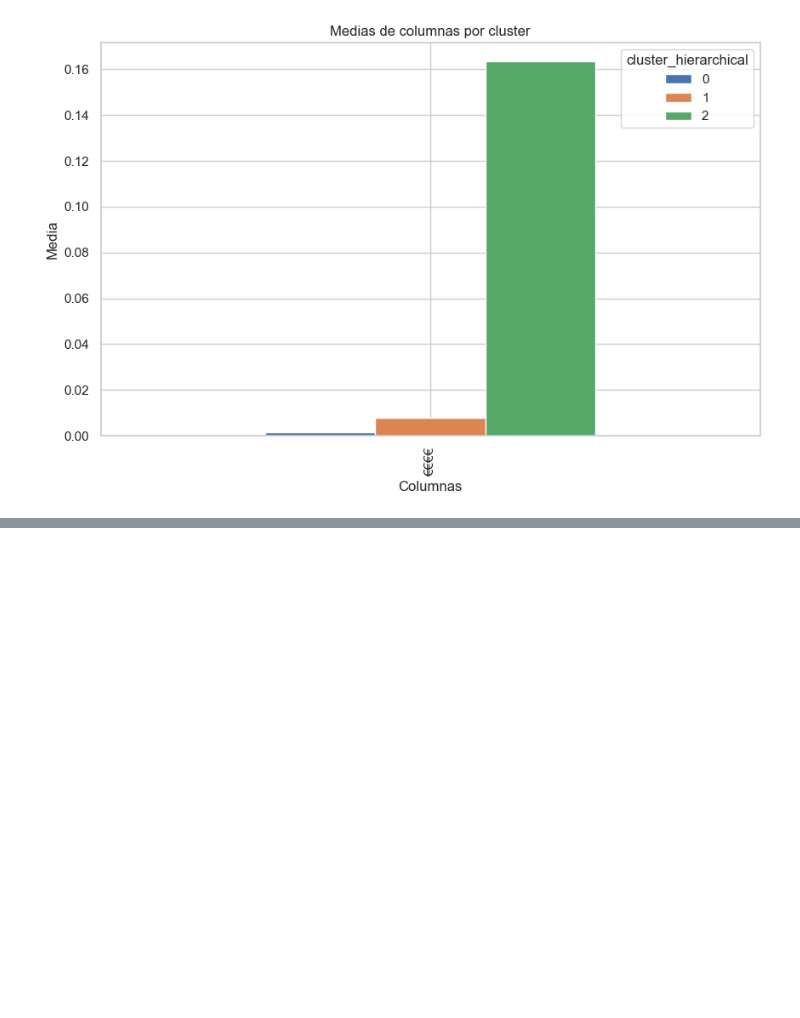
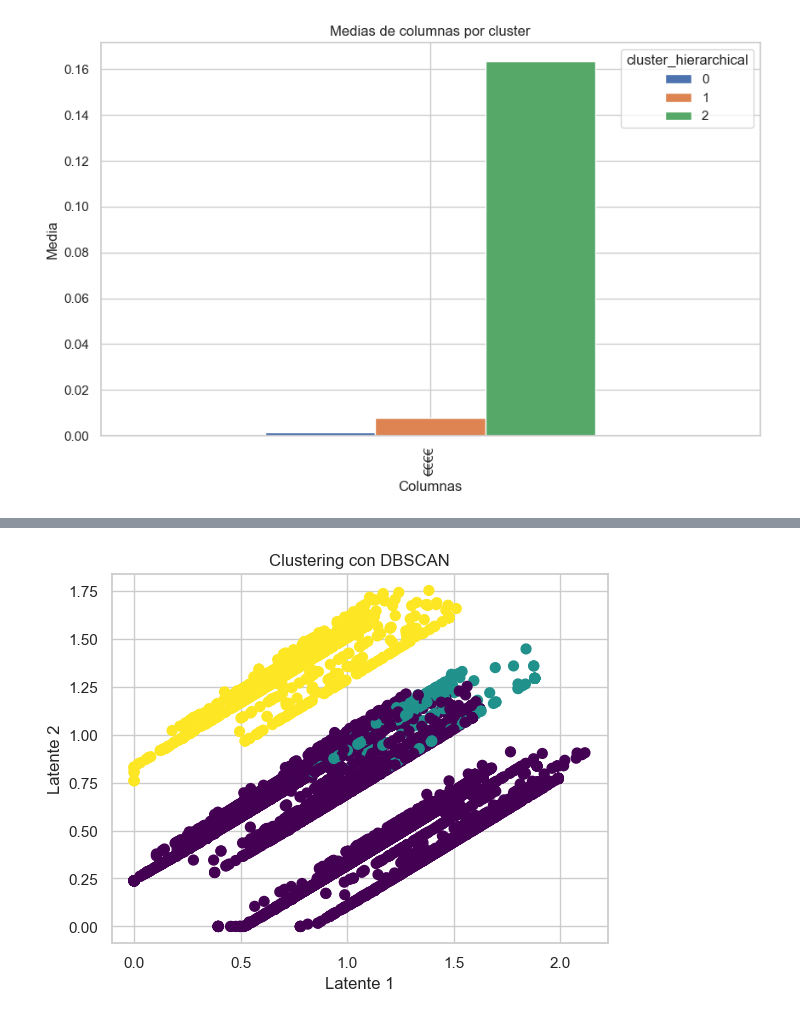
Before and after one commit to Ateibuzena/Proyecto_GastronomIA, a Jupyter notebook: Clusterin.ipynb, the cells around one changed output, grey strips where cells are left out. Saved outputs shown, nothing was run; the diff lists cells and outputs as text; code cells hidden in the pictures; blank space fills up the shorter version.

```diff
--- a/Clusterin.ipynb
+++ b/Clusterin.ipynb
@@ -657,0 +796,9 @@ for col in df_clusterizado_2[["Awards", "Num_Reviews", 'Score', 'Europa', 'Amér
+# %%
+# Visualizar los clústeres en un gráfico de dispersión 2D
+plt.scatter(X_encoded[:, 0], X_encoded[:, 2], c=dbscan.labels_, cmap='viridis', s=50)
+plt.title('Clustering con DBSCAN')
+plt.xlabel('Latente 1')
+plt.ylabel('Latente 2')
+plt.show()
+# %% [output]
+[figure, added]
```
Also changed, not shown: parts of 11 cells of this notebook, 6 other files.
